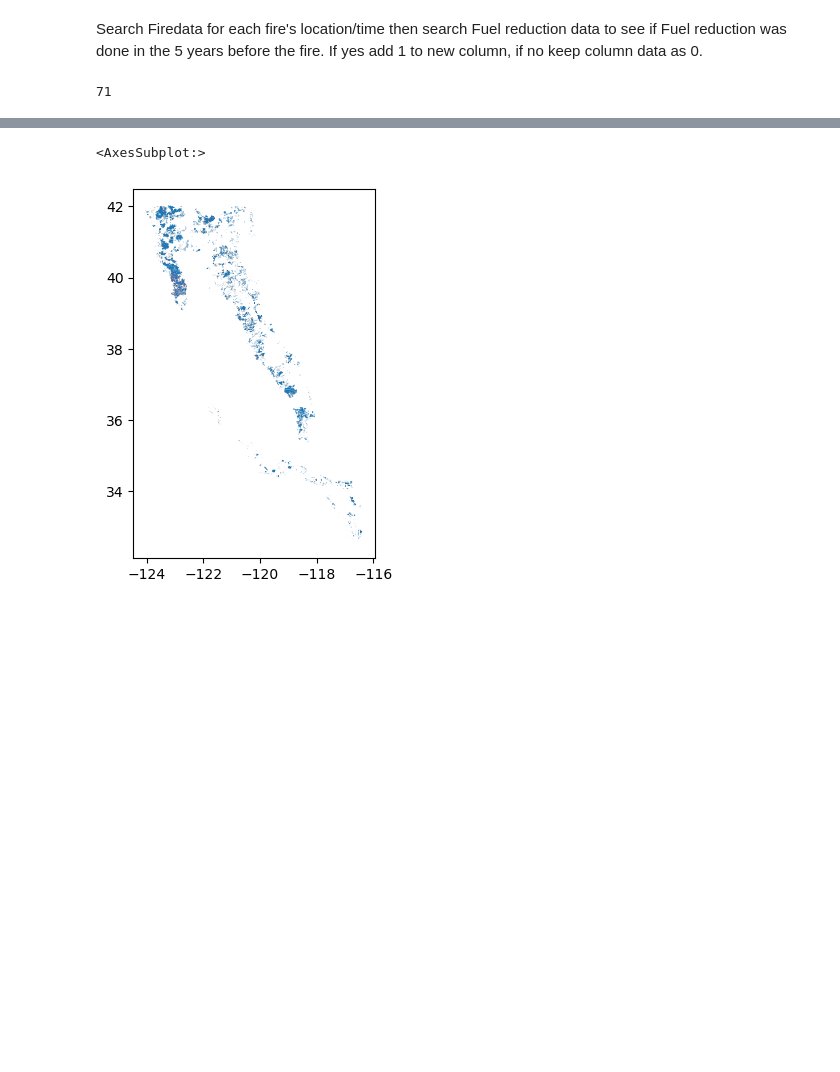
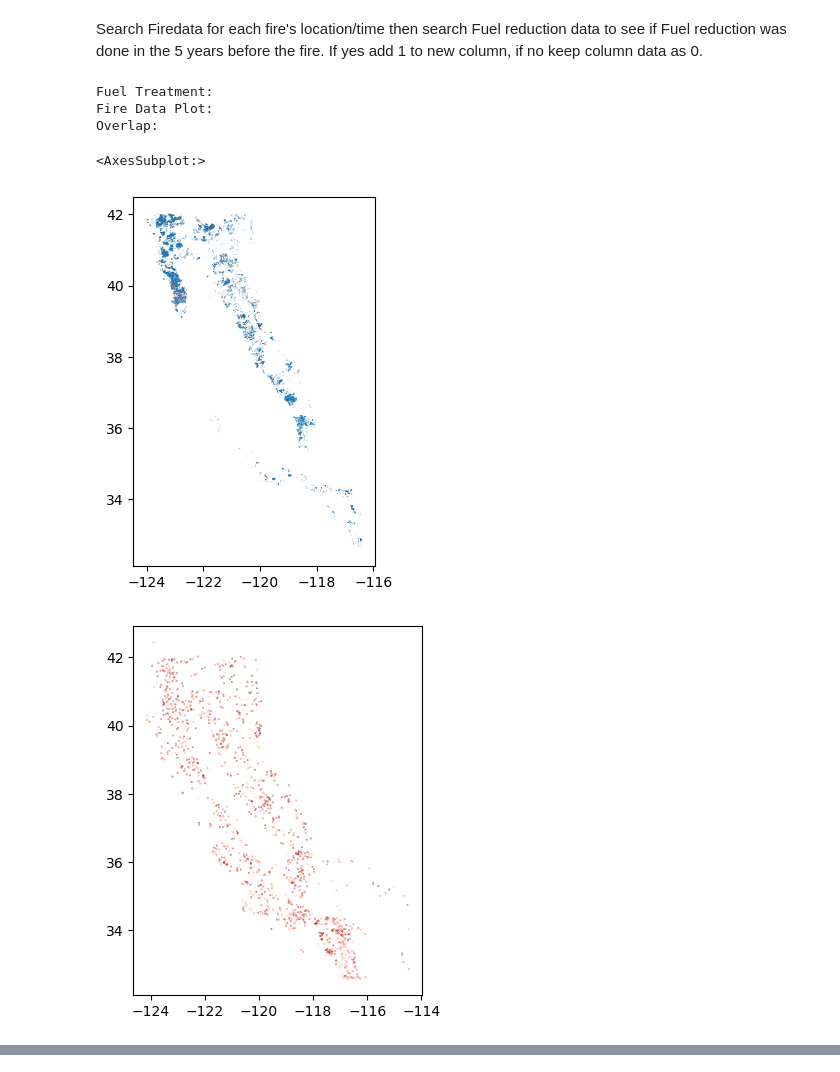
Before and after one commit to armonaDC/Winternship-2023, a Jupyter notebook: Fuel.ipynb, the cells around one changed output, grey strips where cells are left out. Saved outputs shown, nothing was run; the diff lists cells and outputs as text; code cells hidden in the pictures; blank space fills up the shorter version.

Commit message:
fix fuel data merge
new column added to original data, visuals from fuel reduction and centroids of known fires

```diff
--- a/Fuel.ipynb
+++ b/Fuel.ipynb
@@ -193,25 +193,36 @@ dtypes: float64(2), int64(1), object(9)
 memory usage: 159.2+ KB
 # %% [markdown]
 Search Firedata for each fire's location/time then search Fuel reduction data to see if Fuel reduction was done in the 5 years before the fire. If yes add 1 to new column, if no keep column data as 0.
-# %%
-fireData['FuelTreatment'] = 0
-
-for i in range(len(fireData)):
-    firePoint = Point(fireData.loc[i, 'Long'], fireData.loc[i, 'Lat'])
-    asdf = ft['geometry'].contains(firePoint).loc[lambda x : x == True]
-    if(asdf.size > 0):
-        for j, a in asdf.items():
-            if ((fireData.loc[i, 'Fire_Year'] - ft.loc[j, "DATE_COMPLETED"].year <= 5) and (fireData.loc[i, 'Fire_Year'] - ft.loc[j, "DATE_COMPLETED"].year >= 0)):
-                fireData.loc[i, 'FuelTreatment'] = 1
-
-for i in range(len(fireData)):
-    firePoint = Point(fireData.loc[i, 'Long'], fireData.loc[i, 'Lat'])
-    asdf = ft['geometry'].contains(firePoint).loc[lambda x : x == True]
-    if(asdf.size > 0):
-        for j, a in asdf.items():
-            if ((fireData.loc[i, 'Fire_Year'] - ft.loc[j, "DATE_COMPLETED"].year <= 5) and (fireData.loc[i, 'Fire_Year'] - ft.loc[j, "DATE_COMPLETED"].year >= 0)):
-                fireData.loc[i, 'FuelTreatment'] = 1
-# %%
-fireData.FuelTreatment.sum()
-# %% [output]
-71
+# %%
+fireData['FuelTreatment'] = 0
+
+for i in range(len(fireData)):
+    firePoint = Point(fireData.loc[i,'Long'] , fireData.loc[i,'Lat'])
+    range = ft.loc[lambda x : ((x['DATE_COMPLETED'] - fireData.loc[i, 'Fire_Year']) / np.timedelta64(1,'Y')) <= 5 ]
+    range = range.loc[lambda x : ((x['DATE_COMPLETED'] - fireData.loc[i, 'Fire_Year']) / np.timedelta64(1,'Y')) >= 0 ]
+    conditional = range['geometry'].contains(firePoint).loc[lambda x : x==True]
+    if(conditional.size > 0):
+        for j, a in conditional.items():
+            fireData.loc[i, ' FuelTreatment'] = 1
+# %%
+print('Fuel Treatment:')
+ft.geometry.plot()
+
+fireGeometry = gpd.GeoDataFrame(
+    fireData, geometry = gpd.points_from_xy(fireData['Long'], fireData['Lat'] , crs='EPSG:4326')
+)
+
+print('Fire Data Plot:')
+fireGeometry.plot(markersize = 0.05, cmap = 'Reds')
+
+print('Overlap:')
+ax = ft.geometry.plot(color = 'blue')
+
+fireGeometry.plot(ax=ax, color = 'red' , markersize=0.05)
+# %% [output]
+Fuel Treatment:
+Fire Data Plot:
+Overlap:
+<AxesSubplot:>
+[figure, added]
+[figure, added]
@@ -219,15 +231,3 @@ fireData.FuelTreatment.sum()
 outfile = open('Merged_Fuel.pickle', 'wb')
 pickle.dump(fireData, outfile)
 outfile.close()
-# %%
-# fireData.to_csv('Merged_Fuel.csv')
-
-# qwe = fireData.loc[fireData['FuelTreatment'] == '1']
-
-# fireData[qwe.index].info()
-# fireData["geometry"] = gpd.points_from_xy(fireData.Lat, fireData.Long, crs="EPSG:4326")
-fireData.geometry.plot()
-ft.geometry.plot()
-# %% [output]
-<AxesSubplot:>
-[figure, removed]
```
Also changed, not shown: parts of 3 cells of this notebook.
